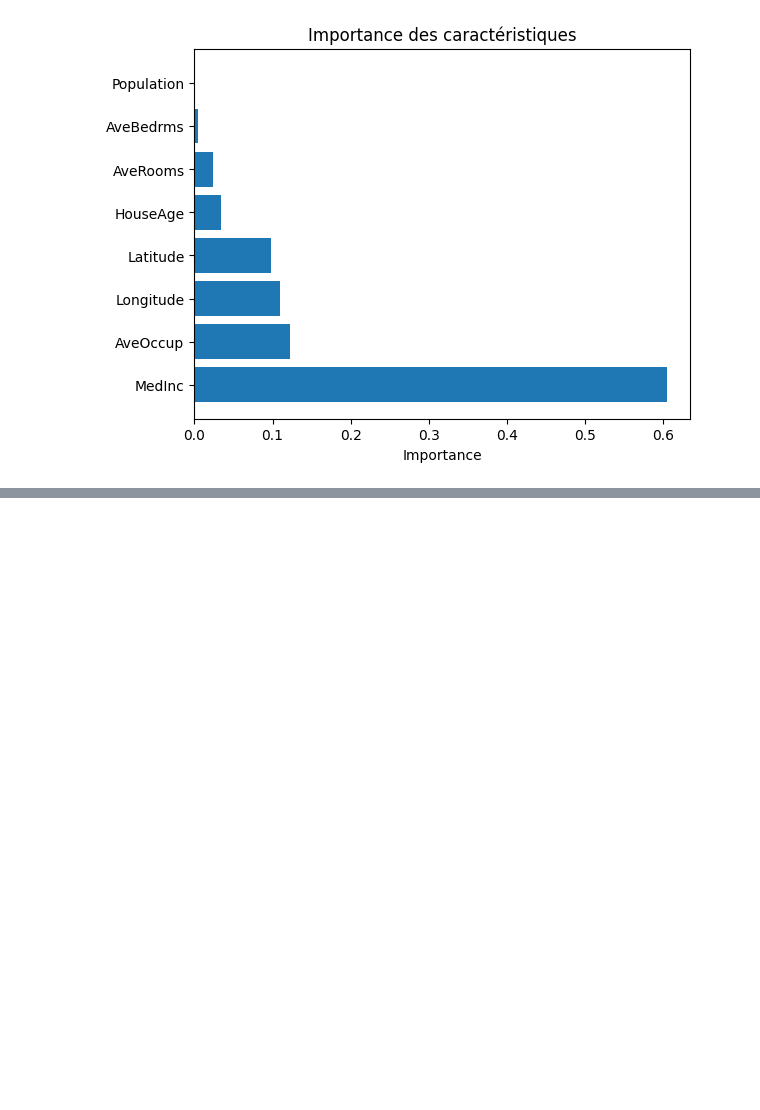
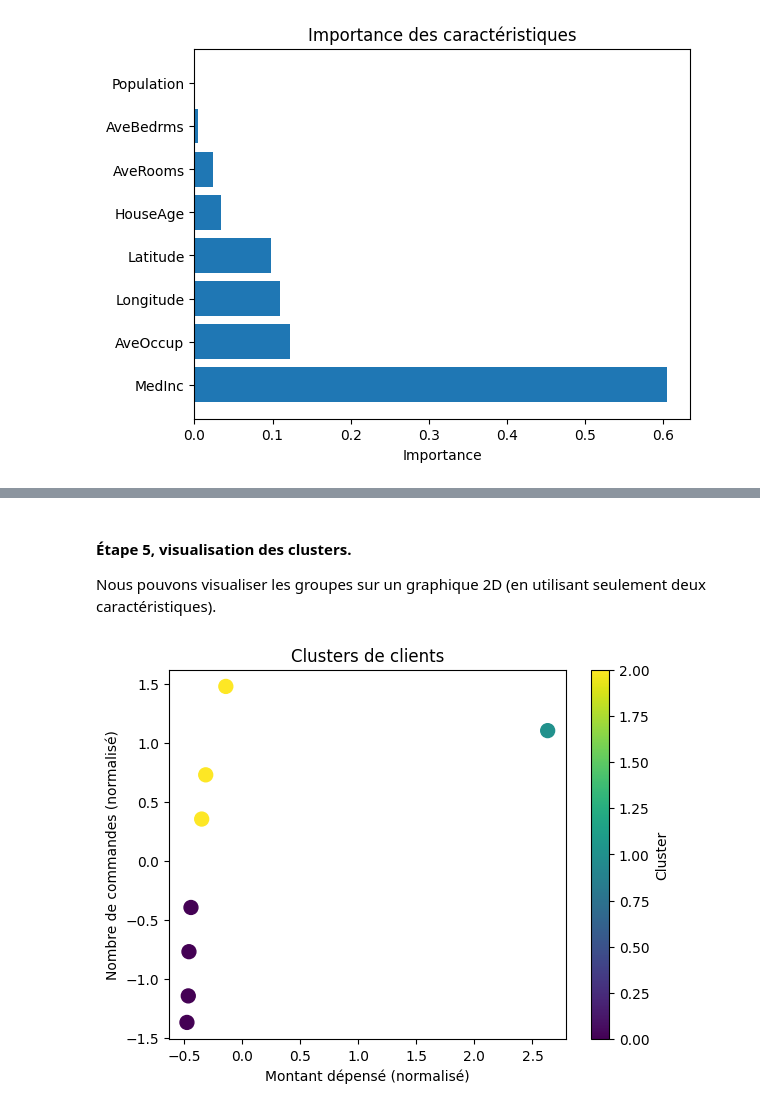
Before and after one commit to maxence-depire/init-tools-ai4industry, a Jupyter notebook: bonusScikit.ipynb, the cells around one changed output, grey strips where cells are left out. Saved outputs shown, nothing was run; the diff lists cells and outputs as text; code cells hidden in the pictures; blank space fills up the shorter version.

```diff
--- a/bonusScikit.ipynb
+++ b/bonusScikit.ipynb
@@ -321,0 +423,7 @@ L'apprentissage non supervisé est utlie lorsque vous ne disposez pas de labels
+# %%
+# appliquer k-means avec 3 clusters
+kmeans = KMeans(n_clusters=3, random_state=42)
+df["Cluster"] = kmeans.fit_predict(data_scaled)
+
+# afficher les données avec les clusters
+print(df)
@@ -321,0 +450,14 @@ L'apprentissage non supervisé est utlie lorsque vous ne disposez pas de labels
+# %% [markdown]
+#### Étape 5, visualisation des clusters.
+
+Nous pouvons visualiser les groupes sur un graphique 2D (en utilisant seulement deux caractéristiques).
+# %%
+# visualiser les clusters
+plt.scatter(data_scaled[:,0], data_scaled[:,1], c=df["Cluster"], cmap="viridis", s=100)
+plt.title("Clusters de clients")
+plt.xlabel("Montant dépensé (normalisé)")
+plt.ylabel("Nombre de commandes (normalisé)")
+plt.colorbar(label="Cluster")
+plt.show()
+# %% [output]
+[figure, added]
```
Also changed, not shown: parts of 11 cells of this notebook.
